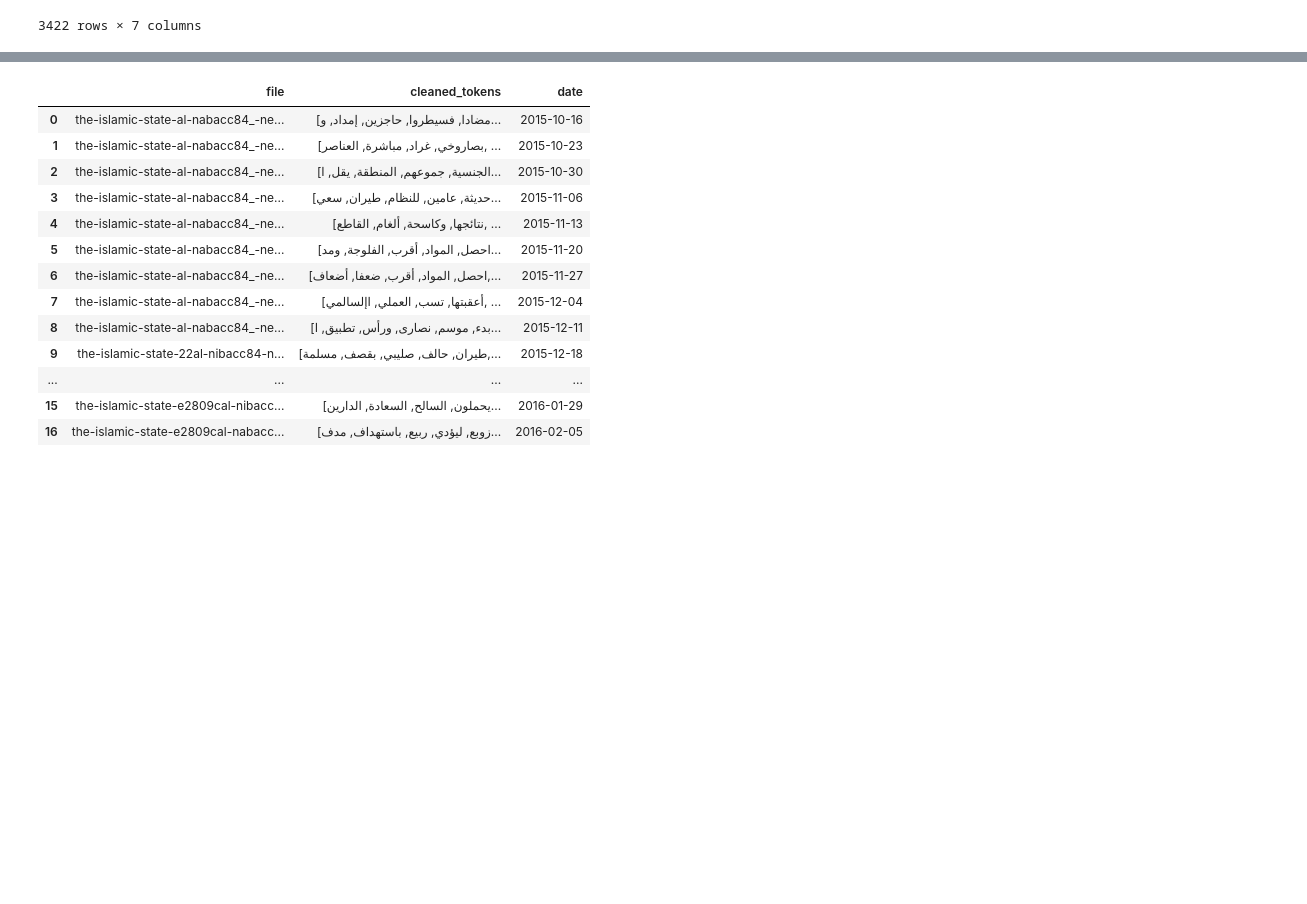
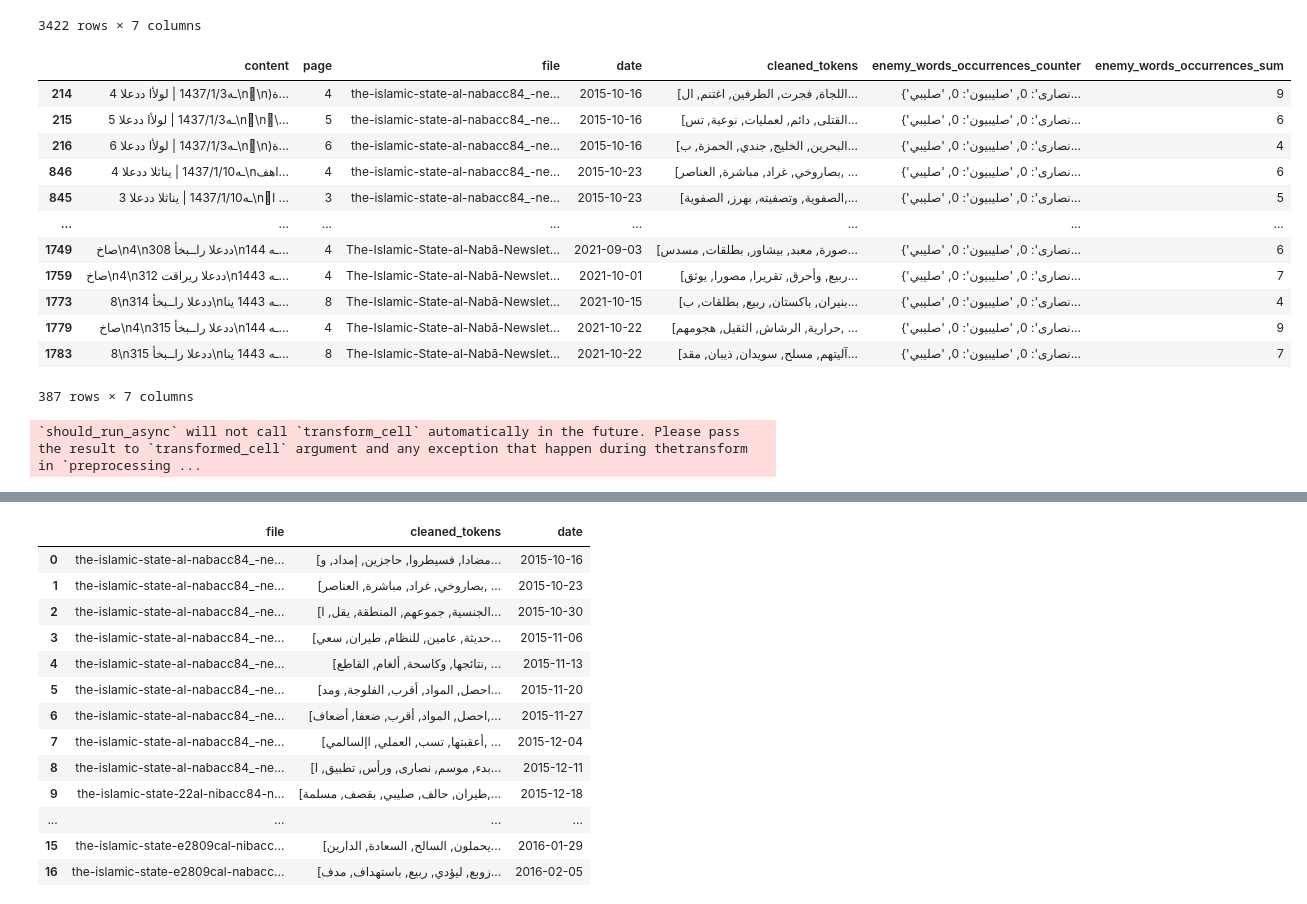
Before and after one commit to piperpainter/nlp_arabic, a Jupyter notebook: far_near_enemy_pagewise_5_topic_estimation.ipynb, the cells around one changed output, grey strips where cells are left out. Saved outputs shown, nothing was run; the diff lists cells and outputs as text; code cells hidden in the pictures; blank space fills up the shorter version.

```diff
--- a/far_near_enemy_pagewise_5_topic_estimation.ipynb
+++ b/far_near_enemy_pagewise_5_topic_estimation.ipynb
@@ -67,6 +67,24 @@ df
 | 1785 | 10\n315 ددعلا ديهش ةصق\nـه 1443 ي... | 10 | The-Islamic-State-al-Nabā-Newslet... | 2021-10-22 | [وقرية, وتعلم, قريته, مدة, للعمل,... | {'نصارى': 0, 'صليبيون': 0, 'صليبي... | 0 |
 | 1786 | 11\nديهش ةصق 315 ددعلا\nـه 1443 ي... | 11 | The-Islamic-State-al-Nabā-Newslet... | 2021-10-22 | [لحظة, الهندية, الهند, الكافرة, ا... | {'نصارى': 0, 'صليبيون': 0, 'صليبي... | 0 |
 3422 rows × 7 columns
+# %%
+pages_per_months_df = df[df['enemy_words_occurrences_sum'] > 3]
+pages_per_months_df = pages_per_months_df.sort_values(by='date')
+pages_per_months_df
+# %% [output]
+|  | content | page | file | date | cleaned_tokens | enemy_words_occurrences_counter | enemy_words_occurrences_sum |
+| 214 | ـه1437/1/3 | لولأا ددعلا 4\nّ\n)ة... | 4 | the-islamic-state-al-nabacc84_-ne... | 2015-10-16 | [اللجاة, فجرت, الطرفين, اغتنم, ال... | {'نصارى': 0, 'صليبيون': 0, 'صليبي... | 9 |
+| 215 | 5 ـه1437/1/3 | لولأا ددعلا\nّ\nّ\... | 5 | the-islamic-state-al-nabacc84_-ne... | 2015-10-16 | [القتلى, دائم, لعمليات, نوعية, تس... | {'نصارى': 0, 'صليبيون': 0, 'صليبي... | 6 |
+| 216 | ـه1437/1/3 | لولأا ددعلا 6\nّ\n)ة... | 6 | the-islamic-state-al-nabacc84_-ne... | 2015-10-16 | [البحرين, الخليج, جندي, الحمزة, ب... | {'نصارى': 0, 'صليبيون': 0, 'صليبي... | 4 |
+| 846 | ـه1437/1/10 | يناثلا ددعلا 4\nاهف... | 4 | the-islamic-state-al-nabacc84_-ne... | 2015-10-23 | [بصاروخي, غراد, مباشرة, العناصر, ... | {'نصارى': 0, 'صليبيون': 0, 'صليبي... | 6 |
+| 845 | 3 ـه1437/1/10 | يناثلا ددعلا\nّا ... | 3 | the-islamic-state-al-nabacc84_-ne... | 2015-10-23 | [الصفوية, وتصفيته, بهرز, الصفوية,... | {'نصارى': 0, 'صليبيون': 0, 'صليبي... | 5 |
+| ... | ... | ... | ... | ... | ... | ... | ... |
+| 1749 | صاخ\n4\n308 ددعلا راــبخأ\nـه 144... | 4 | The-Islamic-State-al-Nabā-Newslet... | 2021-09-03 | [صورة, معبد, بيشاور, بطلقات, مسدس... | {'نصارى': 0, 'صليبيون': 0, 'صليبي... | 6 |
+| 1759 | صاخ\n4\n312 ددعلا ريراقت\nـه 1443... | 4 | The-Islamic-State-al-Nabā-Newslet... | 2021-10-01 | [ربيع, وأحرق, تقريرا, مصورا, يوثق... | {'نصارى': 0, 'صليبيون': 0, 'صليبي... | 7 |
+| 1773 | 8\n314 ددعلا راــبخأ\nـه 1443 ينا... | 8 | The-Islamic-State-al-Nabā-Newslet... | 2021-10-15 | [بنيران, باكستان, ربيع, بطلقات, ب... | {'نصارى': 0, 'صليبيون': 0, 'صليبي... | 4 |
+| 1779 | صاخ\n4\n315 ددعلا راــبخأ\nـه 144... | 4 | The-Islamic-State-al-Nabā-Newslet... | 2021-10-22 | [حرارية, الرشاش, الثقيل, هجومهم, ... | {'نصارى': 0, 'صليبيون': 0, 'صليبي... | 9 |
+| 1783 | 8\n315 ددعلا راــبخأ\nـه 1443 ينا... | 8 | The-Islamic-State-al-Nabā-Newslet... | 2021-10-22 | [آليتهم, مسلح, سويدان, ذيبان, مقد... | {'نصارى': 0, 'صليبيون': 0, 'صليبي... | 7 |
+387 rows × 7 columns
 # %%
 # part df monthwise
 entries_monthwise = []
@@ -76,3 +94,19 @@ for year in range(2015, 2022):
         df_append.reset_index(drop=True, inplace=True)
         if not df_append.empty:
             entries_monthwise.append(df_append)
+# %%
+monthly_sum_of_occurrances = []
+month = []
+pages = []
+for month_df in entries_monthwise:
+    date = month_df['date'][0]
+    date = date.replace(day=1)
+    month.append(date)
+    monthly_sum_of_occurrances.append(sum(month_df['enemy_words_occurrences_sum']))
+    pages.append(month_df[month_df['enemy_words_occurrences_sum'] > 3].shape[0])
+wrapper_dict = {'Time':month, 'Sum of outgroup-related words':monthly_sum_of_occurrances}
+fig = px.bar(wrapper_dict, x='Time', y='Sum of outgroup-related words')
+fig.update_layout(title='Occurrences of signal words over time')
+fig.show()
+# %% [output]
+`should_run_async` will not call `transform_cell` automatically in the future. Please pass the result to `transformed_cell` argument and any exception that happen during thetransform in `preprocessing ...
```
Also changed, not shown: parts of 4 cells of this notebook, 2 other files.
